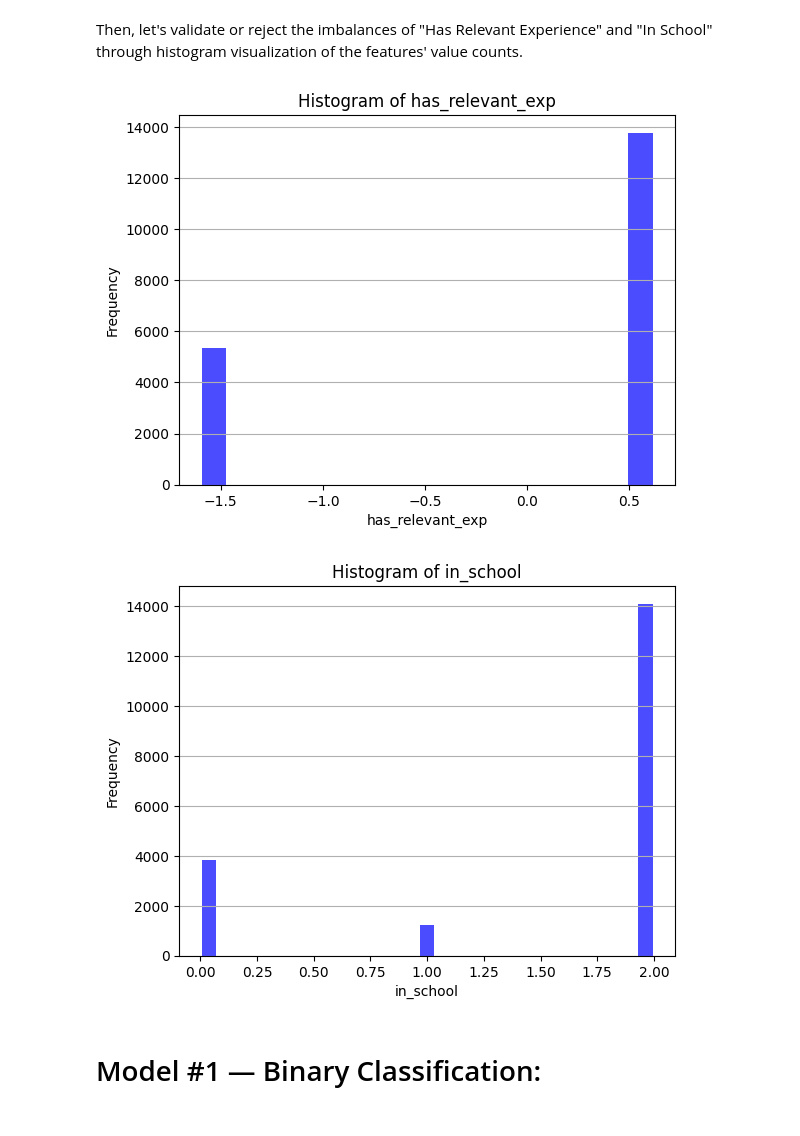
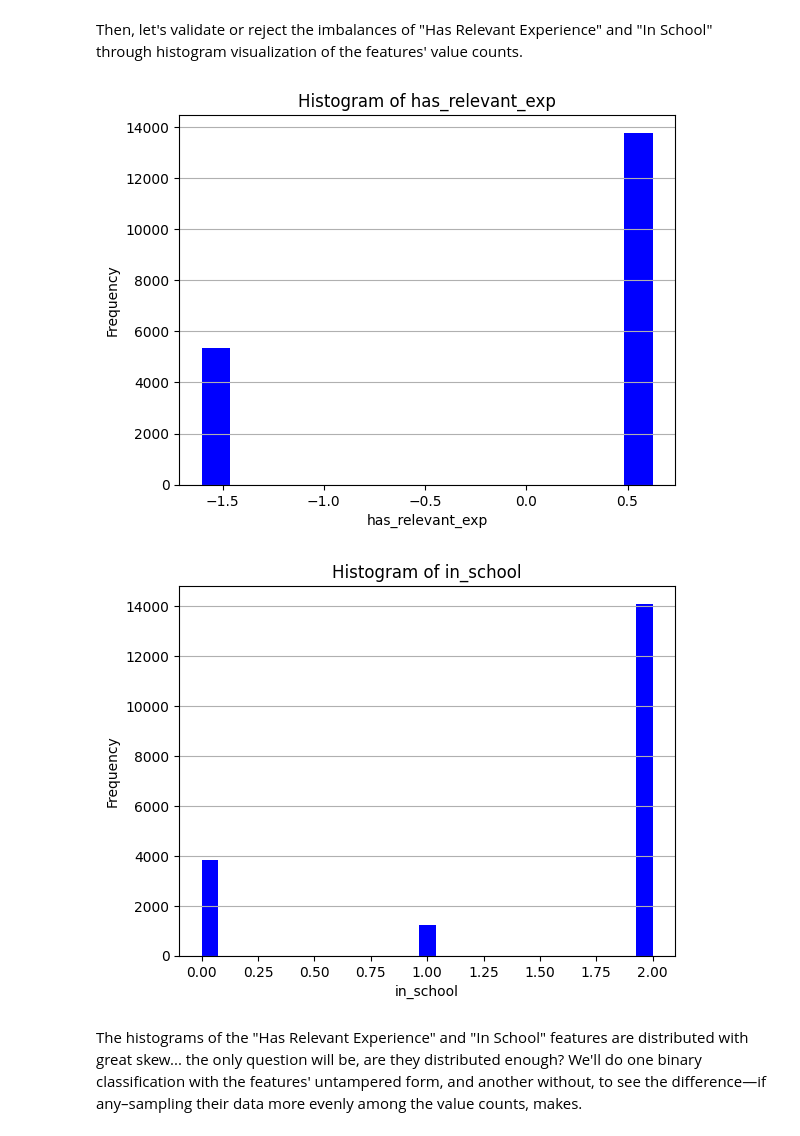
Before and after one commit to Co2Lo/Connor_CSCI_1070, a Jupyter notebook: Final/visualization_analysis.ipynb, the cells around one changed output. Drawn from its saved outputs; the diff is of its cells as text; code cells hidden in the pictures.

```diff
--- a/Final/visualization_analysis.ipynb
+++ b/Final/visualization_analysis.ipynb
@@ -76,30 +76,30 @@ Then, let's validate or reject the imbalances of "Has Relevant Experience" and "
 # %%
 def create_histogram(df: pd.Series, column_name: str):
     """
     Create a histogram for a given column.
     """
-    plt.hist(df, bins='auto', color='blue', alpha = 0.7, rwidth = 0.85)
+    plt.hist(df, bins = 'auto', color = 'blue')
     plt.grid(axis = 'y')
     plt.xlabel(column_name)
     plt.ylabel('Frequency')
     plt.title(f'Histogram of {column_name}')
     plt.show()
 
 def create_histograms_for_columns(df: pd.DataFrame, columns: list):
     """
     Creates histograms for each specified column in a given DataFrame.
     """
     for column_name in columns:
         if column_name in df.columns:
             create_histogram(df[column_name], column_name)
         else:
             print(f"Column '{column_name}' not found in the DataFrame.")
 
 columns_to_plot = ["has_relevant_exp", "in_school"]
 
 create_histograms_for_columns(job_change_df_cleaned, columns_to_plot)
 # %% [output]
-[figure, old version]
+[figure, new version]
-[figure, old version]
+[figure, new version]
-# %% [markdown]
-# Model #1 — Binary Classification:
+# %% [markdown]
+The histograms of the "Has Relevant Experience" and "In School" features are distributed with great skew... the only question will be, are they distributed enough? We'll do one binary classification with the features' untampered form, and another without, to see the difference—if any–sampling their data more evenly among the value counts, makes.
```
Also changed, not shown: parts of 8 cells of this notebook.
